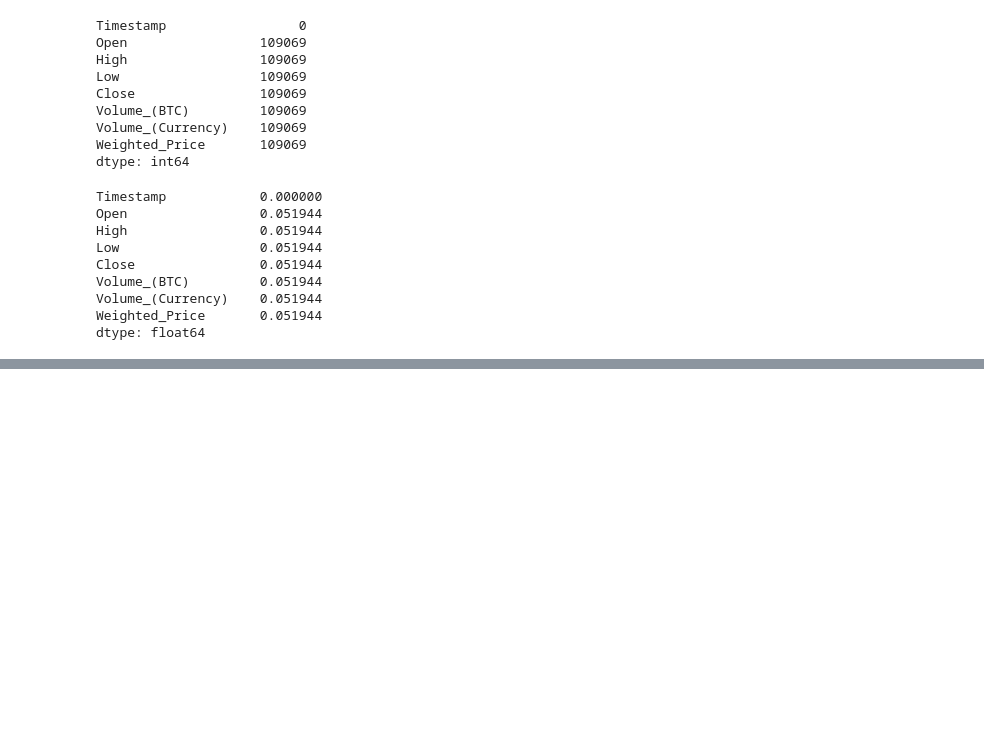
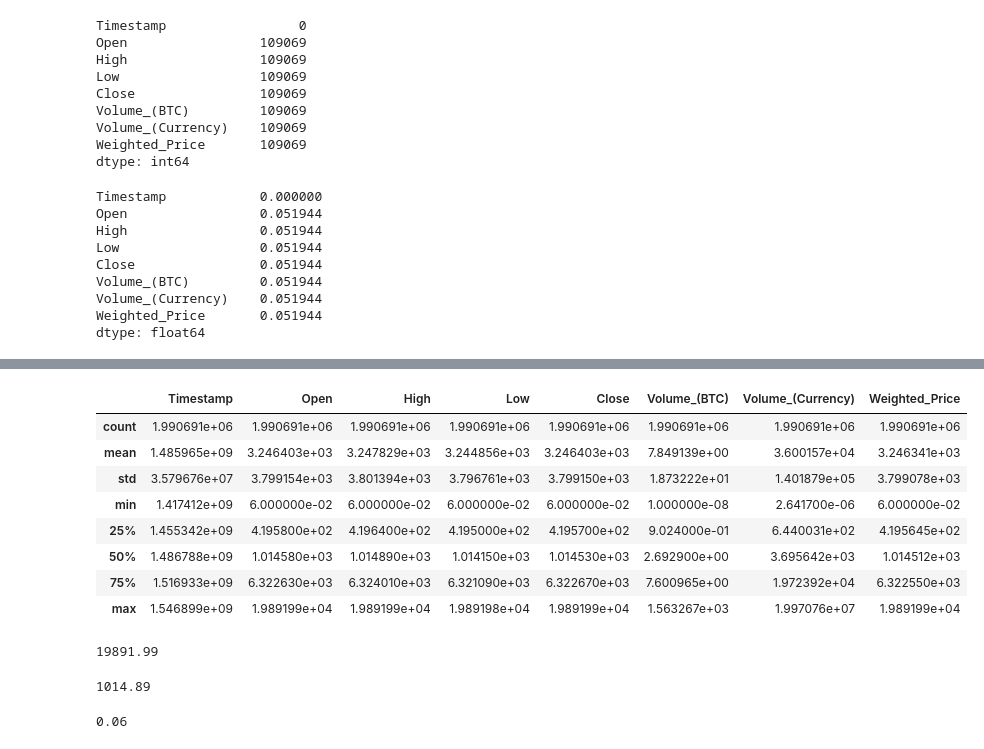
Before and after one commit to Telladium/bitcoin-analytics, a Jupyter notebook: 4. Main.ipynb, the cells around one changed output, grey strips where cells are left out. Saved outputs shown, nothing was run; the diff lists cells and outputs as text; code cells hidden in the pictures; blank space fills up the shorter version.

```diff
--- a/4. Main.ipynb
+++ b/4. Main.ipynb
@@ -101,0 +101,4 @@ btc.head()
+# %%
+#В таблице много неизвестных значений Nan, удалим их
+btc.dropna(inplace=True)
+btc.head()
@@ -101,0 +123,24 @@ btc.head()
+# %%
+btc.describe() #Общая статистика
+# %% [output]
+|  | Timestamp | Open | High | Low | Close | Volume_(BTC) | Volume_(Currency) | Weighted_Price |
+| count | 1.990691e+06 | 1.990691e+06 | 1.990691e+06 | 1.990691e+06 | 1.990691e+06 | 1.990691e+06 | 1.990691e+06 | 1.990691e+06 |
+| mean | 1.485965e+09 | 3.246403e+03 | 3.247829e+03 | 3.244856e+03 | 3.246403e+03 | 7.849139e+00 | 3.600157e+04 | 3.246341e+03 |
+| std | 3.579676e+07 | 3.799154e+03 | 3.801394e+03 | 3.796761e+03 | 3.799150e+03 | 1.873222e+01 | 1.401879e+05 | 3.799078e+03 |
+| min | 1.417412e+09 | 6.000000e-02 | 6.000000e-02 | 6.000000e-02 | 6.000000e-02 | 1.000000e-08 | 2.641700e-06 | 6.000000e-02 |
+| 25% | 1.455342e+09 | 4.195800e+02 | 4.196400e+02 | 4.195000e+02 | 4.195700e+02 | 9.024000e-01 | 6.440031e+02 | 4.195645e+02 |
+| 50% | 1.486788e+09 | 1.014580e+03 | 1.014890e+03 | 1.014150e+03 | 1.014530e+03 | 2.692900e+00 | 3.695642e+03 | 1.014512e+03 |
+| 75% | 1.516933e+09 | 6.322630e+03 | 6.324010e+03 | 6.321090e+03 | 6.322670e+03 | 7.600965e+00 | 1.972392e+04 | 6.322550e+03 |
+| max | 1.546899e+09 | 1.989199e+04 | 1.989199e+04 | 1.989198e+04 | 1.989199e+04 | 1.563267e+03 | 1.997076e+07 | 1.989199e+04 |
+# %%
+btc["High"].max() #Максимальная цена биткоина
+# %% [output]
+19891.99
+# %%
+btc["High"].median()
+# %% [output]
+1014.89
+# %%
+btc["High"].min()
+# %% [output]
+0.06
```
Also changed, not shown: parts of 12 cells of this notebook, 1 other file.
